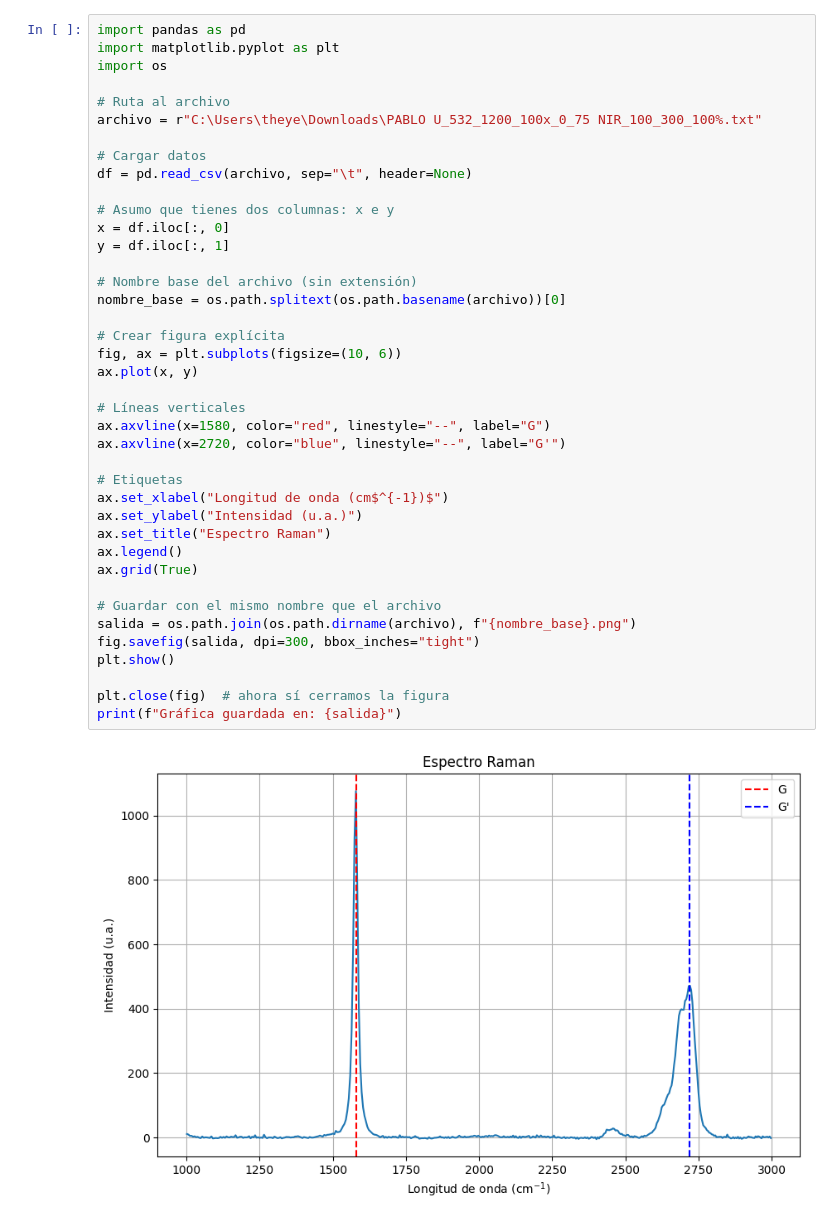
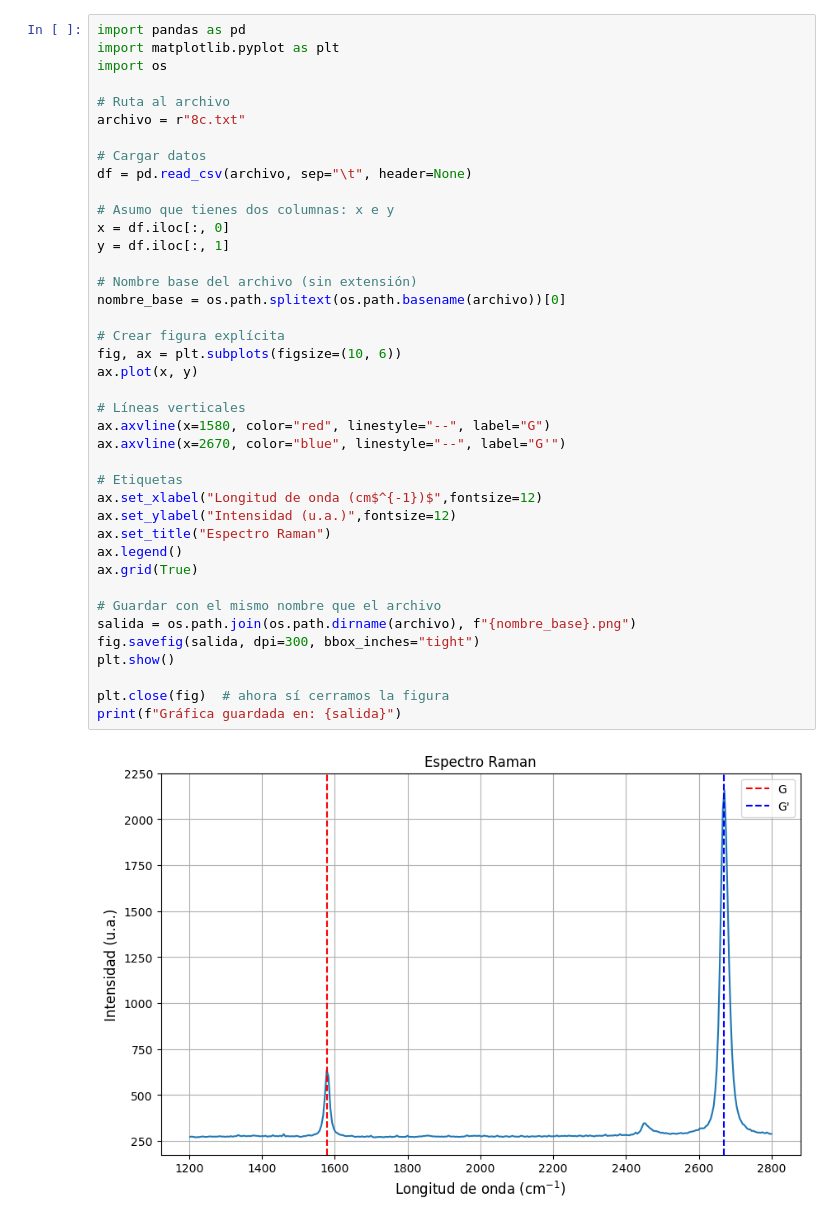
Before and after one commit to P-YepesM/QHE, a Jupyter notebook: Raman.ipynb, the cells around one changed output. Drawn from its saved outputs; the diff is of its cells as text.

```diff
--- a/Raman.ipynb
+++ b/Raman.ipynb
@@ -24,39 +24,39 @@ import matplotlib.pyplot as plt
 import os
 
 # Ruta al archivo
-archivo = r"C:\Users\theye\Downloads\PABLO U_532_1200_100x_0_75 NIR_100_300_100%.txt"
+archivo = r"8c.txt"
 
 # Cargar datos
 df = pd.read_csv(archivo, sep="\t", header=None)
 
 # Asumo que tienes dos columnas: x e y
 x = df.iloc[:, 0]
 y = df.iloc[:, 1]
 
 # Nombre base del archivo (sin extensión)
 nombre_base = os.path.splitext(os.path.basename(archivo))[0]
 
 # Crear figura explícita
 fig, ax = plt.subplots(figsize=(10, 6))
 ax.plot(x, y)
 
 # Líneas verticales
 ax.axvline(x=1580, color="red", linestyle="--", label="G")
-ax.axvline(x=2720, color="blue", linestyle="--", label="G'")
+ax.axvline(x=2670, color="blue", linestyle="--", label="G'")
 
 # Etiquetas
-ax.set_xlabel("Longitud de onda (cm$^{-1})$")
-ax.set_ylabel("Intensidad (u.a.)")
+ax.set_xlabel("Longitud de onda (cm$^{-1})$",fontsize=12)
+ax.set_ylabel("Intensidad (u.a.)",fontsize=12)
 ax.set_title("Espectro Raman")
 ax.legend()
 ax.grid(True)
 
 # Guardar con el mismo nombre que el archivo
 salida = os.path.join(os.path.dirname(archivo), f"{nombre_base}.png")
 fig.savefig(salida, dpi=300, bbox_inches="tight")
 plt.show()
 
 plt.close(fig)  # ahora sí cerramos la figura
 print(f"Gráfica guardada en: {salida}")
 # %% [output]
-[figure, old version]
+[figure, new version]
```
Also changed, not shown: parts of 4 cells of this notebook, 4 other files.
